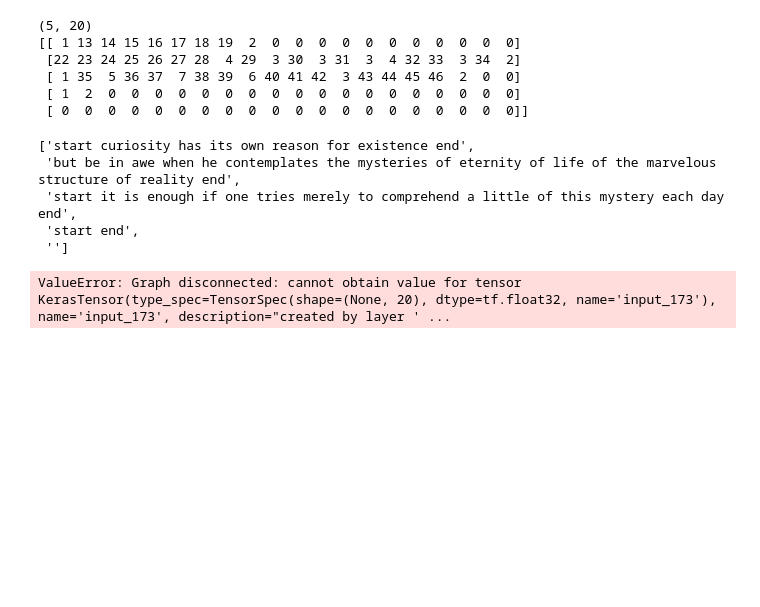
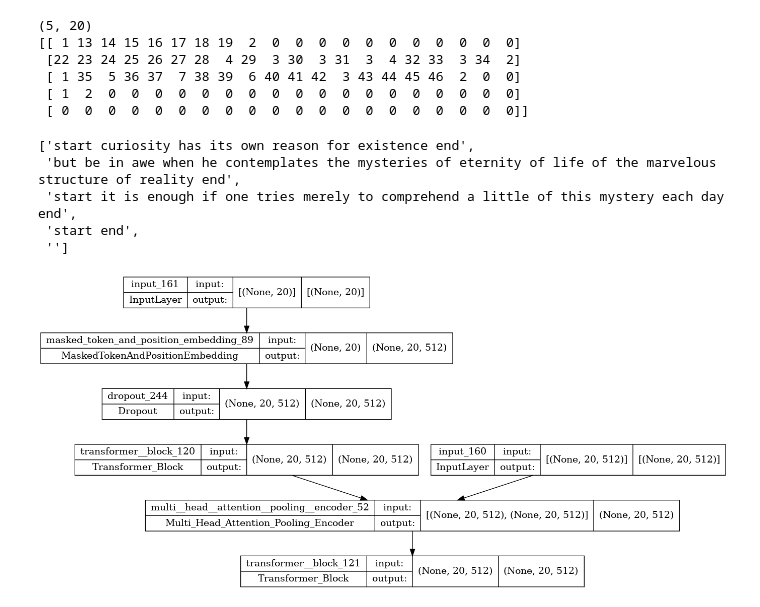
Before and after one commit to CSCI4850/s22-team3-project, a Jupyter notebook: Alternate_Transformer.ipynb, the cells around one changed output. Drawn from its saved outputs; the diff is of its cells as text; code cells hidden in the pictures; blank space fills up the shorter version.

```diff
--- a/Alternate_Transformer.ipynb
+++ b/Alternate_Transformer.ipynb
@@ -236,58 +244,45 @@ decoded
  'start it is enough if one tries merely to comprehend a little of this mystery each day end',
  'start end',
  '']
+# %%
+#Variables
+embed_dim = 512
+data = input_sequences
+training = True
+total_words = total_words
+max_sentence_length = max_sentence_length
+num_heads = 8
+ff_dim = 16
+dropout = 0.15
+num_seeds = 20
+
+encoder_stack = 1
+decoder_stack = 1
+
+#Initialize context matrix
+context = tf.random.uniform(shape=(1, num_seeds, embed_dim))
 # %%
 #Encoder
-embed_dim = 512
-data = input_sequences
-training = True
-total_words = total_words
-max_sentence_length = max_sentence_length
-num_heads = 8
-ff_dim = 16
-dropout = 0.15
 
-encoder_stack = 1
-decoder_stack = 1
+#Create layer for context
+context_input_layer_encoder = keras.layers.Input(shape=context.shape[1:])
 
+#Sequence input
 input_layer = keras.layers.Input(shape=input_sequences.shape[1])
-
 position_embedding_layer =  MaskedTokenAndPositionEmbedding(input_sequences.shape[1], total_words, embed_dim)(input_layer)
 
 #Dropout
-
-encoder = position_embedding_layer
+dropout = keras.layers.Dropout(dropout,noise_shape=position_embedding_layer.shape[:-1]+(1,))(position_embedding_layer)
+encoder = dropout
 
 for i in range(encoder_stack):
     encoder = Transformer_Block(num_heads, embed_dim, ff_dim, dropout)(encoder)
 
-context = encoder
+input_context_pooling_layer = Multi_Head_Attention_Pooling_Encoder(num_heads, embed_dim, dropout)([encoder, context_input_layer_encoder])
 
-context = Multi_Head_Attention_Pooling(num_heads, embed_dim, dropout, encoder)([encoder, context])
+encoder = Transformer_Block(num_heads, embed_dim, ff_dim, dropout)(input_context_pooling_layer)
 
-encoder = Transformer_Block(num_heads, embed_dim, ff_dim, dropout)(context)
-
-encoder_model = keras.Model(input_layer, encoder, name='Encoder')
-#keras.utils.plot_model(encoder_model,show_shapes=True,expand_nested=True)
+encoder_model = keras.Model([input_layer, context_input_layer_encoder], encoder, name='Encoder')
+keras.utils.plot_model(encoder_model,show_shapes=True,expand_nested=True)
+# %% [output]
+[figure, added]
-# %%
-#Decoder
-input_layer = keras.layers.Input(shape = output_sequences.shape[1])
-
-encoder_input_layer = keras.layers.Input(shape = encoder_model.output_shape[1:])
-
-position_embedding_layer = MaskedTokenAndPositionEmbedding(output_sequences.shape[1], total_words, embed_dim)(input_layer)
-
-decoder = position_embedding_layer
-
-for i in range(decoder_stack):
-    decoder = MaskedTransformerBlock(embed_dim, num_heads, ff_dim, dropout)([decoder, encoder_input_layer])
-
-linear_layer = keras.layers.Dense(max_sentence_length)(decoder)
-
-#Output of layer should go to encoder pooling
-context = Multi_Head_Attention_Pooling(num_heads, embed_dim, dropout, context)([decoder, context])
-
-decoder_model = keras.Model([input_layer, encoder_input_layer], [linear_layer, context], name="Decoder")
-keras.utils.plot_model(decoder_model,show_shapes=True,expand_nested=True)
-# %% [output]
-ValueError: Graph disconnected: cannot obtain value for tensor KerasTensor(type_spec=TensorSpec(shape=(None, 20), dtype=tf.float32, name='input_173'), name='input_173', description="created by layer ' ...
```
Also changed, not shown: parts of 5 cells of this notebook.
